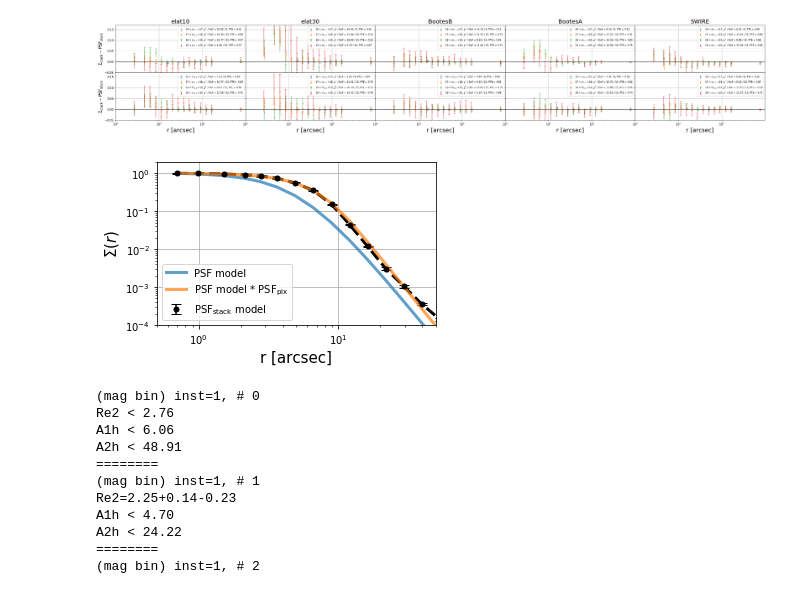
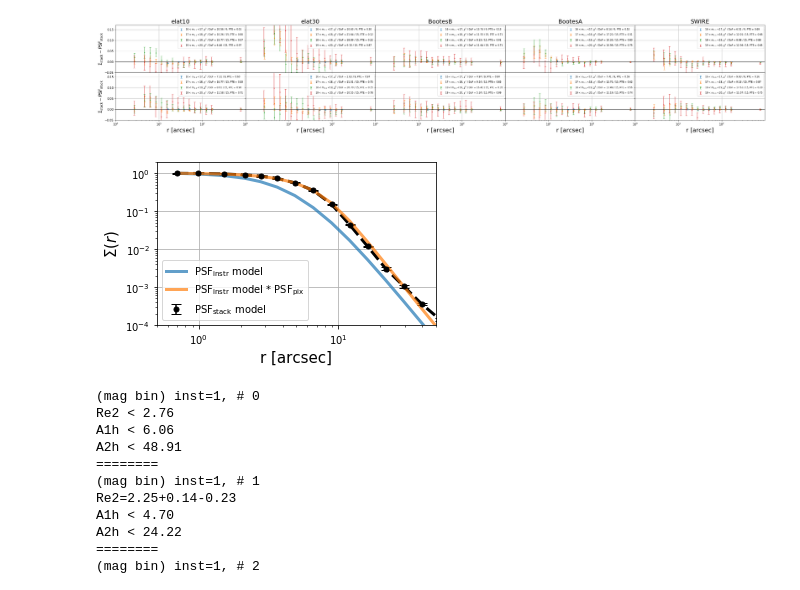
Before and after one commit to yuntingcheng/python_ciber, a Jupyter notebook: stack_modelfit/paperfigs.ipynb, the cells around one changed output. Cells and saved outputs as stored; diff of their text form; code cells hidden in the pictures.

```diff
--- a/stack_modelfit/paperfigs.ipynb
+++ b/stack_modelfit/paperfigs.ipynb
@@ -252,3 +252,21 @@ AEGIS:
 https://aegis.ucolick.org/tech_overview.html#derived_data<br>
 https://arxiv.org/pdf/astro-ph/0607355.pdf<br>
 Not overlap with CIBER
+# %%
+# print fraction of stacked sources is central
+from micecat import *
+
+df = get_micecat_df(1, add_Rvir=True)
+DM = 5 * np.log10((cosmo.luminosity_distance(df['z_cgal']) / (10 * u.pc)).decompose()).value
+df['M_I'] = df['I'] - DM + (2.5 * np.log10(1+df['z_cgal']))
+
+for im,(m_min,m_max) in enumerate(zip(magbindict['m_min'],magbindict['m_max'])):
+    dfi = df.loc[(df['I']>=m_min) & (df['I']<m_max)]
+    print('mag bin %d, fcen = %.2f'%(im, np.sum(dfi['flag_central']==0)/len(dfi)))
+dfi = df.loc[(df['I']>=17) & (df['I']<20)]
+print('mag bin all, fcen = %.2f'%(np.sum(dfi['flag_central']==0)/len(dfi)))
+
+for i,(im,M_min,M_max) in enumerate(zip([1,2,3,2,3],[-23,-23,-23,-22,-22],[-22,-22,-22,-21,-21])):
+    m_min, m_max = magbindict['m_min'][im], magbindict['m_max'][im]
+    dfi = df.loc[(df['I']>=m_min) & (df['I']<m_max) & (df['M_I']>=M_min) & (df['M_I']<M_max)]
+    print('m+M bin %d, fcen = %.2f'%(i, np.sum(dfi['flag_central']==0)/len(dfi)))
@@ -694,36 +724,36 @@ with open(fname,"rb") as f:
     profdat = pickle.load(f)
 beta, rc, norm = PSF_model_dict[inst][ifield]
 def beta_function(r, beta, rc, norm):
     return norm * (1 + (r / rc)**2)**(-3.*beta/2)
 psfprofbeta = beta_function(profdat['rbins'], beta, rc, norm)
 dx=1200
 radmap = make_radius_map(np.zeros([2*dx+1, 2*dx+1]),dx, dx)*0.7
 psf_map_beta = beta_function(radmap, beta, rc, norm)
 norm = norm / np.sum(psf_map_beta)
 pix_map = pix_func_substack()
 psf_map_conv = fftconvolve(psf_map_beta, pix_map, 'same')
 psfprofconv = radial_prof(psf_map_conv)['prof']
 
 plot_err_log(profdat['rbins'],
              profdat[0]['comb']['profcb'],
              profdat[0]['comb']['profcb_err'], plot_xerr=False,
              ax=ax, color='k',label=r'PSF$_{\rm stack}$ model')
 ax.loglog(profdat['rbins'], profdat[0]['comb']['profcb'],'k--', lw=3)
 ax.loglog(profdat['rbins'],psfprofbeta/psfprofbeta[0],
-               lw=3,alpha=0.7, c='C0', label='PSF model')
+               lw=3,alpha=0.7, c='C0', label=r'PSF$_{\rm instr}$ model')
 ax.loglog(profdat['rbins'],psfprofconv/psfprofconv[0],
-             c='C1',lw=3,alpha=0.7, label=r'PSF model * PSF$_{\rm pix}$')
+             c='C1',lw=3,alpha=0.7, label=r'PSF$_{\rm instr}$ model * PSF$_{\rm pix}$')
 ax.set_yscale('log')
 ax.set_xlim([5e-1,50])
 ax.set_ylim([1e-4,2])
 ax.grid()
 ax.set_xlabel('r [arcsec]', fontsize=15)
 ax.set_ylabel(r'$\Sigma(r)$', fontsize=15)
 ax.legend(fontsize=10)
 ax.tick_params(labelsize=10)
 fig.savefig('plots/paperfig/PSF_RLD.pdf', dpi = 150, bbox_inches='tight')
 # %% [output]
-[figure, old version]
+[figure, new version]
 # %%
 from run_fit import *
 
```
Also changed, not shown: parts of 6 cells of this notebook, 2 other files.
